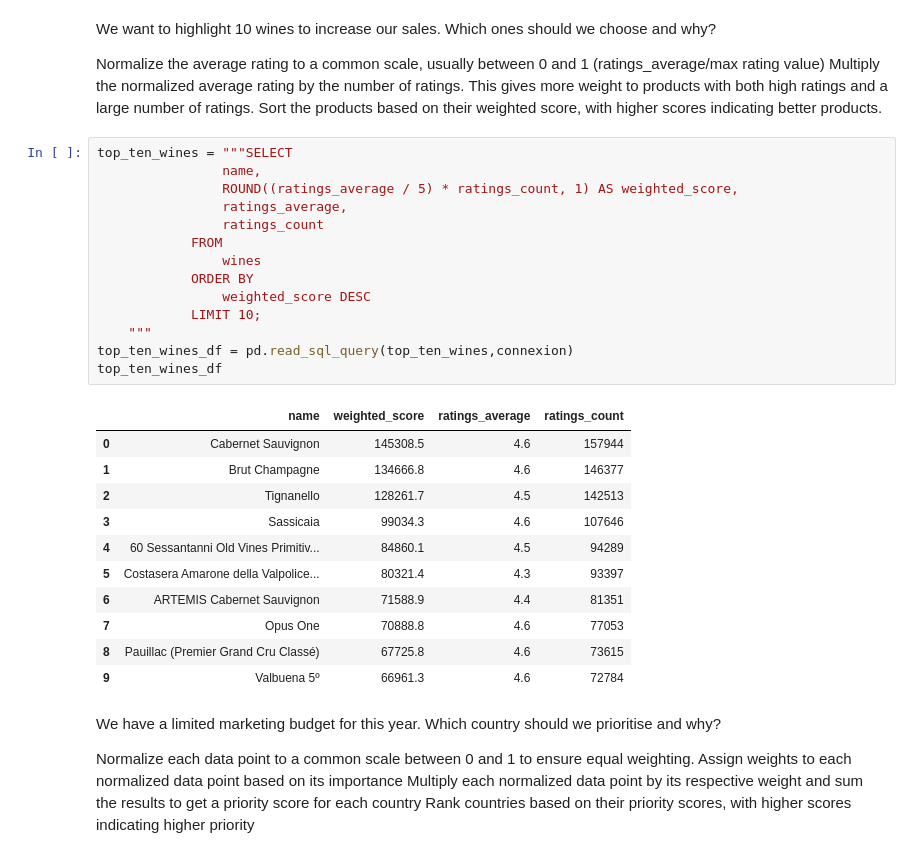
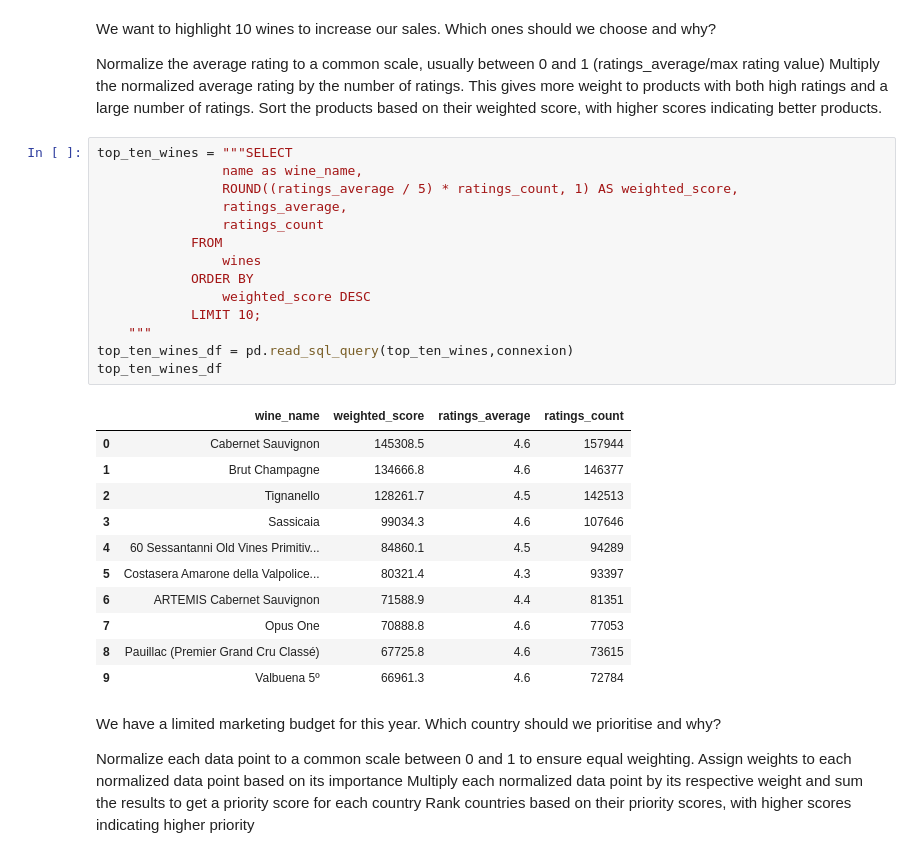
Before and after one commit to MahakBehl/wine-market-analysis, a Jupyter notebook: data_analysis.ipynb, the cells around one changed output. Cells and saved outputs as stored; diff of their text form.

```diff
--- a/data_analysis.ipynb
+++ b/data_analysis.ipynb
@@ -14,20 +14,20 @@ Multiply the normalized average rating by the number of ratings. This gives more
 Sort the products based on their weighted score, with higher scores indicating better products.
 # %%
 top_ten_wines = """SELECT
-                name,
+                name as wine_name,
                 ROUND((ratings_average / 5) * ratings_count, 1) AS weighted_score,
                 ratings_average,
                 ratings_count
             FROM
                 wines
             ORDER BY
                 weighted_score DESC
             LIMIT 10;
     """
 top_ten_wines_df = pd.read_sql_query(top_ten_wines,connexion)
 top_ten_wines_df
 # %% [output]
-|  | name | weighted_score | ratings_average | ratings_count |
+|  | wine_name | weighted_score | ratings_average | ratings_count |
 | 0 | Cabernet Sauvignon | 145308.5 | 4.6 | 157944 |
 | 1 | Brut Champagne | 134666.8 | 4.6 | 146377 |
 | 2 | Tignanello | 128261.7 | 4.5 | 142513 |
```
